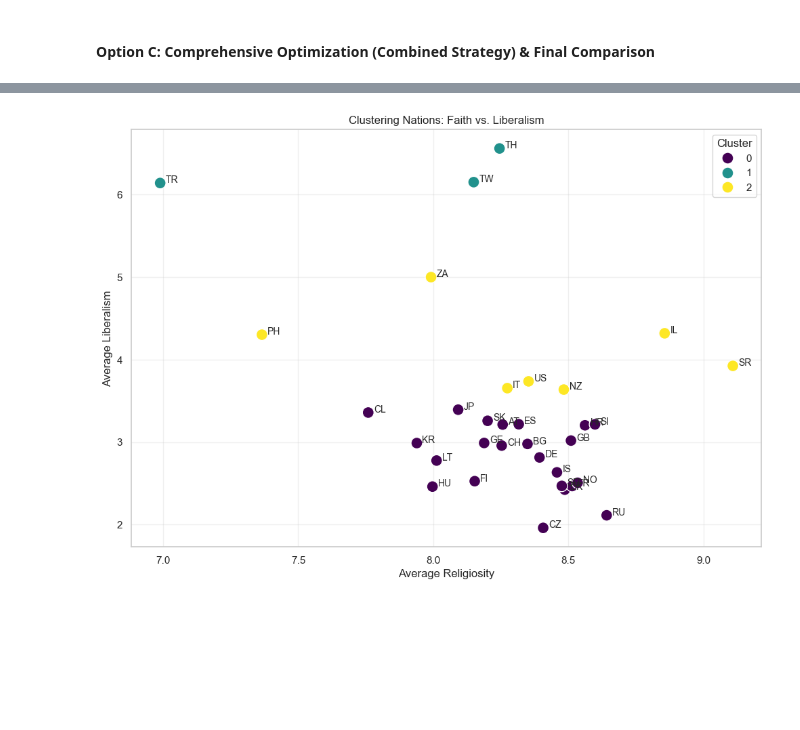
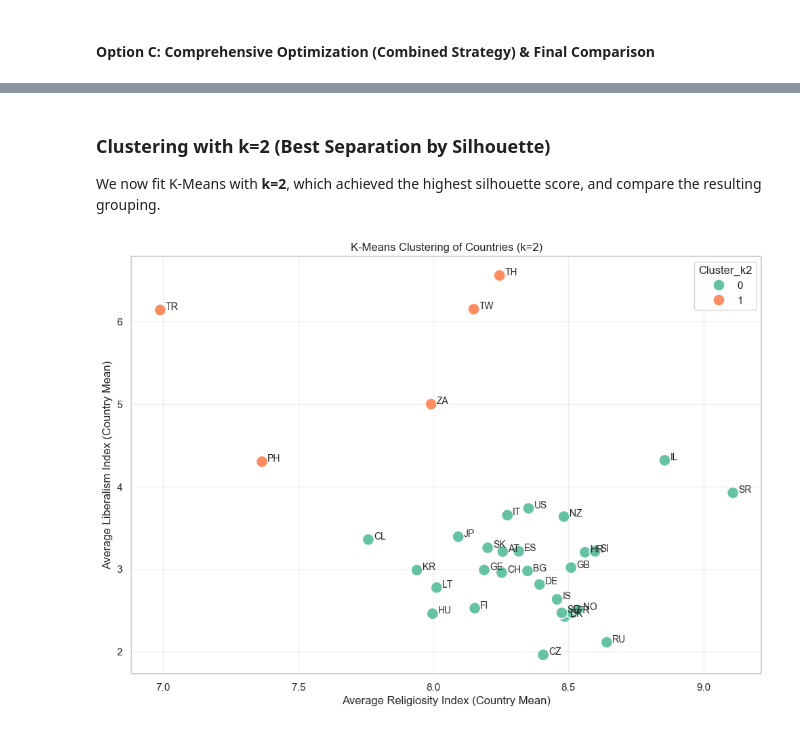
Before and after one commit to oriabensh/ml-project, a Jupyter notebook: Faith_vs_Modernity_Analysis.ipynb, the cells around one changed output, grey strips where cells are left out. Drawn from its saved outputs; the diff is of its cells as text; code cells hidden in the pictures; blank space fills up the shorter version.

```diff
--- a/Faith_vs_Modernity_Analysis.ipynb
+++ b/Faith_vs_Modernity_Analysis.ipynb
@@ -834,33 +971,33 @@ df_clean = df_analysis.dropna()
+# %% [markdown]
+### Clustering with k=2 (Best Separation by Silhouette)
+We now fit K-Means with **k=2**, which achieved the highest silhouette score, and compare the resulting grouping.
 # %%
-from sklearn.cluster import KMeans
-
-df_countries = df_clean.groupby('Country_Name')[['Religiosity_Index', 'Liberalism_Index']].mean().reset_index()
-kmeans = KMeans(n_clusters=3, random_state=7)
-df_countries['Cluster'] = kmeans.fit_predict(df_countries[['Religiosity_Index', 'Liberalism_Index']])
+kmeans_2 = KMeans(n_clusters=2, random_state=7, n_init=10)
+df_countries['Cluster_k2'] = kmeans_2.fit_predict(X_scaled)
 
 plt.figure(figsize=(12, 8))
 sns.scatterplot(
     data=df_countries,
     x='Religiosity_Index',
     y='Liberalism_Index',
-    hue='Cluster',
-    palette='viridis',
+    hue='Cluster_k2',
+    palette='Set2',
     s=150
 )
 
 for i in range(df_countries.shape[0]):
     plt.text(
         x=df_countries.Religiosity_Index[i] + 0.02,
         y=df_countries.Liberalism_Index[i],
-        s=df_countries.Country_Name[i][:2],
+        s=str(df_countries.Country_Name[i])[:2].upper(),
         size='small'
     )
 
-plt.title("Clustering Nations: Faith vs. Liberalism")
-plt.xlabel("Average Religiosity")
-plt.ylabel("Average Liberalism")
+plt.title("K-Means Clustering of Countries (k=2)")
+plt.xlabel("Average Religiosity Index (Country Mean)")
+plt.ylabel("Average Liberalism Index (Country Mean)")
 plt.grid(True, alpha=0.3)
 plt.show()
 # %% [output]
-[figure, old version]
+[figure, new version]
 # %% [markdown]
```
Also changed, not shown: parts of 24 cells of this notebook, 1 other file.
